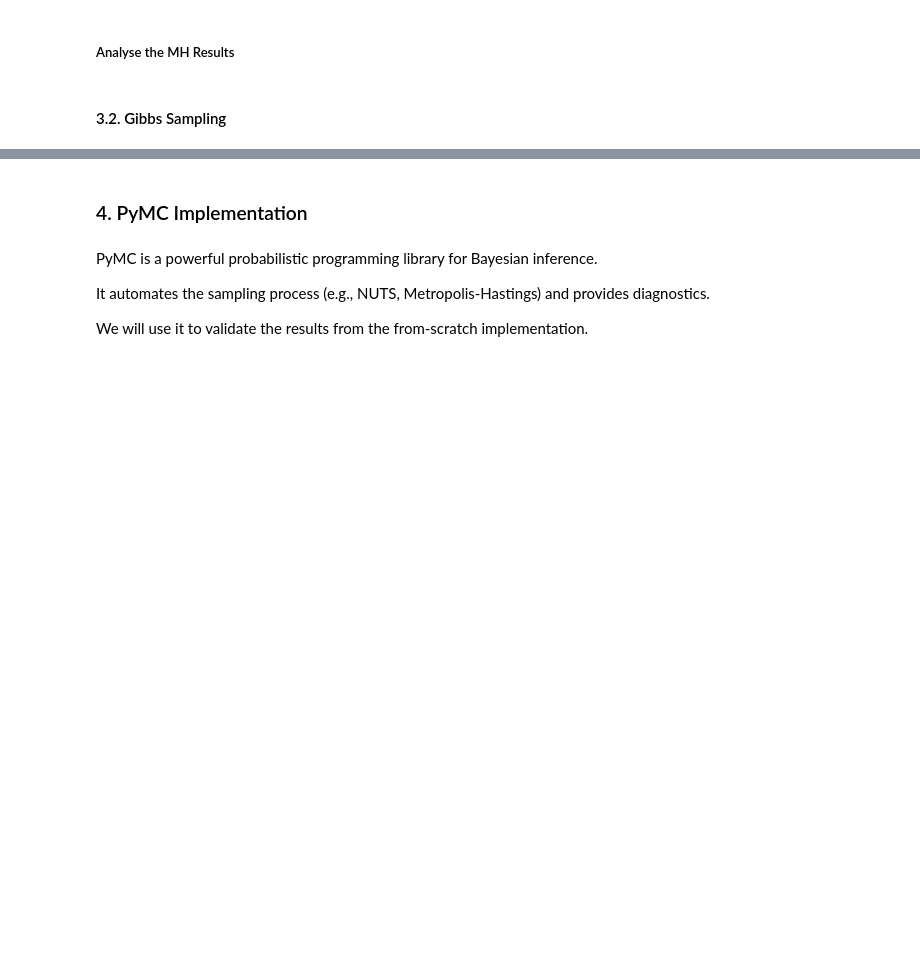
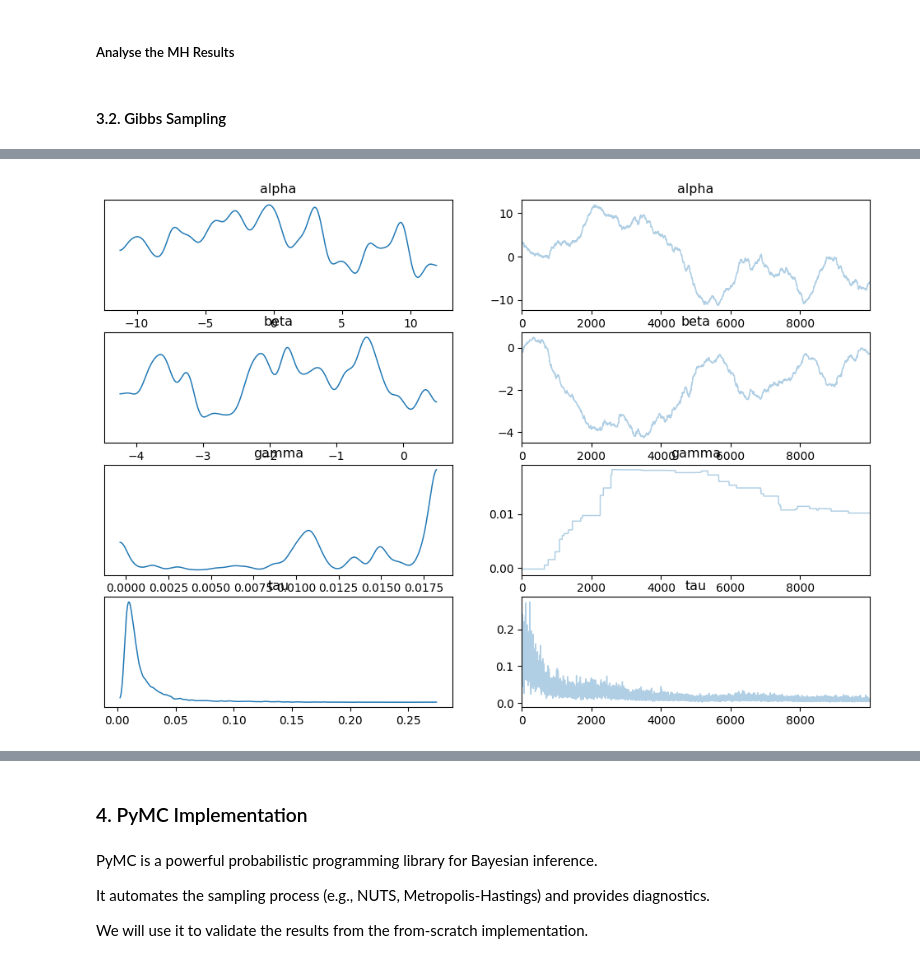
Before and after one commit to samarelayed/Advanced_Bayesian_Inference_Salm_Project, a Jupyter notebook: Advanced_Bayesian_Inference_Salm_Project.ipynb, the cells around one changed output, grey strips where cells are left out. Drawn from its saved outputs; the diff is of its cells as text; code cells hidden in the pictures; blank space fills up the shorter version.

```diff
--- a/Advanced_Bayesian_Inference_Salm_Project.ipynb
+++ b/Advanced_Bayesian_Inference_Salm_Project.ipynb
@@ -353,0 +393,5 @@ gibbs_samples = gibbs_sampler(doses, plates)
+# %%
+az.plot_trace(gibbs_samples, var_names=["alpha", "beta", "gamma", "tau"]);
+plt.show()
+# %% [output]
+[figure, added]
```
Also changed, not shown: parts of 9 cells of this notebook.
